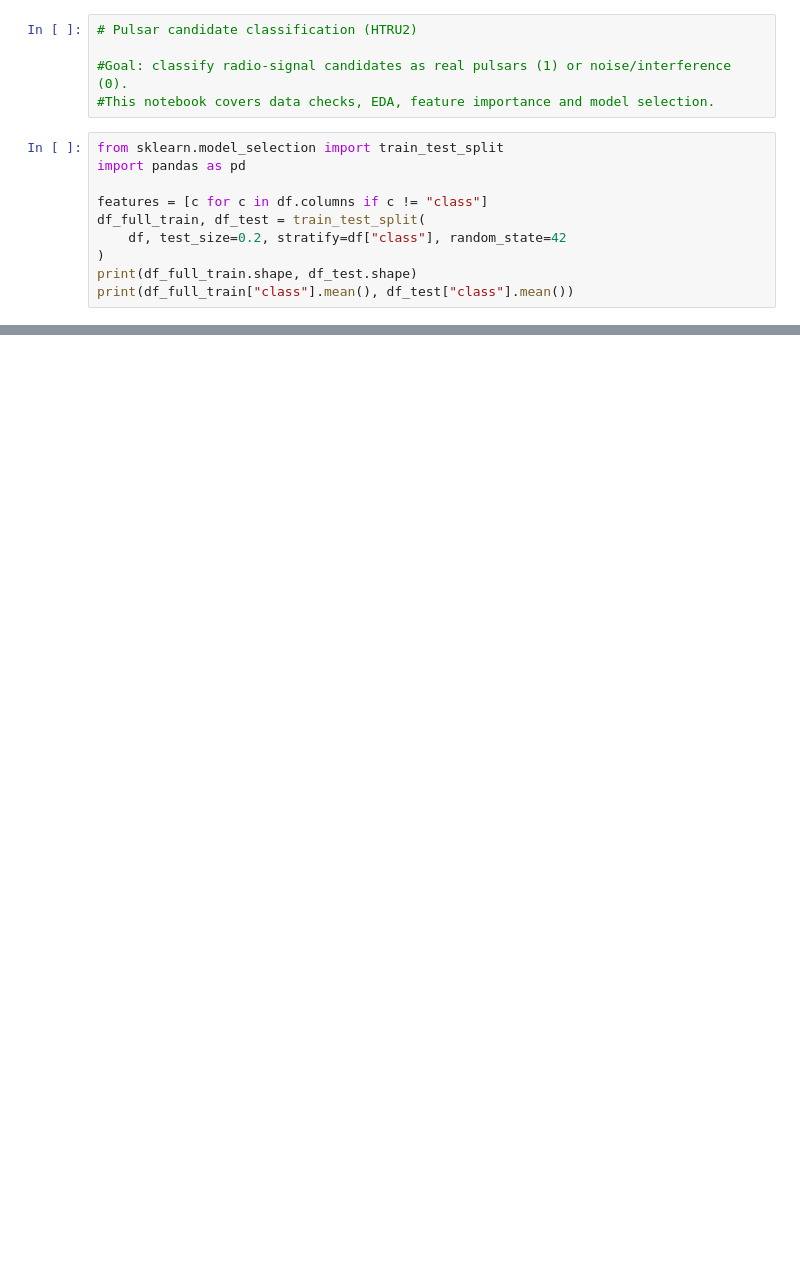
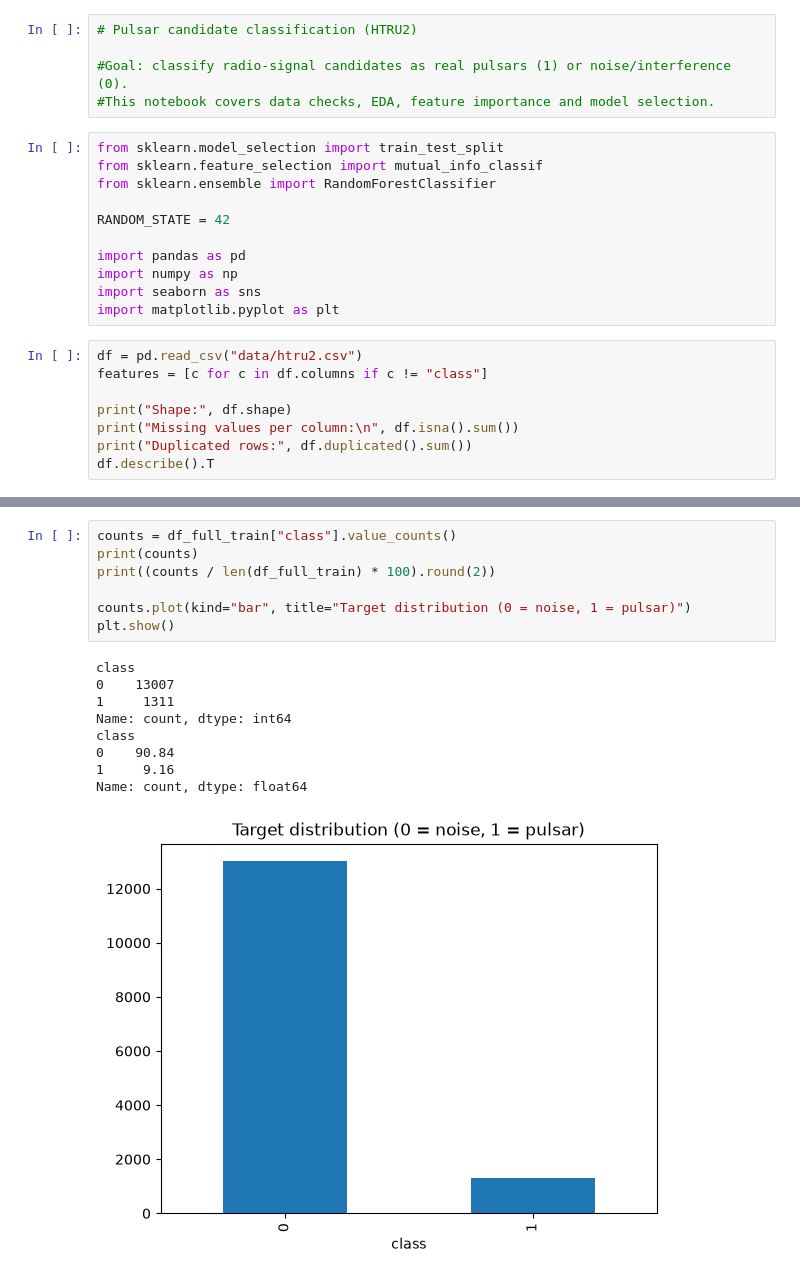
Before and after one commit to Gus-IA/pulsar-candidate-classifier, a Jupyter notebook: notebook.ipynb, the cells around one changed output, grey strips where cells are left out. Saved outputs shown, nothing was run; the diff lists cells and outputs as text; blank space fills up the shorter version.

```diff
--- a/notebook.ipynb
+++ b/notebook.ipynb
@@ -5,11 +5,20 @@
 #This notebook covers data checks, EDA, feature importance and model selection.
 # %%
 from sklearn.model_selection import train_test_split
+from sklearn.feature_selection import mutual_info_classif
+from sklearn.ensemble import RandomForestClassifier
+
+RANDOM_STATE = 42
+
 import pandas as pd
-
-features = [c for c in df.columns if c != "class"]
-df_full_train, df_test = train_test_split(
-    df, test_size=0.2, stratify=df["class"], random_state=42
-)
-print(df_full_train.shape, df_test.shape)
-print(df_full_train["class"].mean(), df_test["class"].mean())
+import numpy as np
+import seaborn as sns
+import matplotlib.pyplot as plt
+# %%
+df = pd.read_csv("data/htru2.csv")
+features = [c for c in df.columns if c != "class"]
+
+print("Shape:", df.shape)
+print("Missing values per column:\n", df.isna().sum())
+print("Duplicated rows:", df.duplicated().sum())
+df.describe().T
@@ -15,0 +59,17 @@ print(df_full_train["class"].mean(), df_test["class"].mean())
+# %%
+counts = df_full_train["class"].value_counts()
+print(counts)
+print((counts / len(df_full_train) * 100).round(2))
+
+counts.plot(kind="bar", title="Target distribution (0 = noise, 1 = pulsar)")
+plt.show()
+# %% [output]
+class
+0    13007
+1     1311
+Name: count, dtype: int64
+class
+0    90.84
+1     9.16
+Name: count, dtype: float64
+[figure, added]
```
Also changed, not shown: parts of 9 cells of this notebook.
